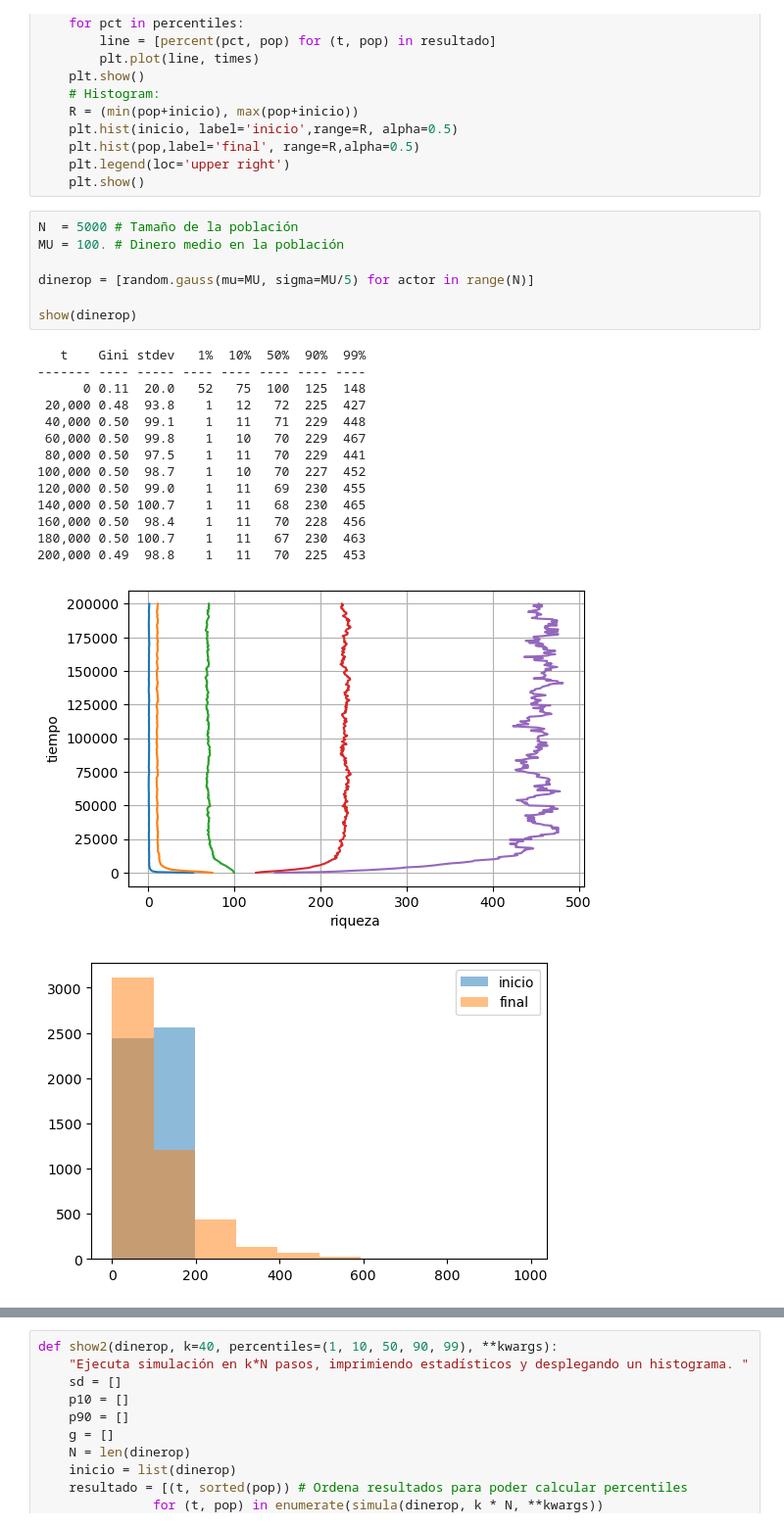
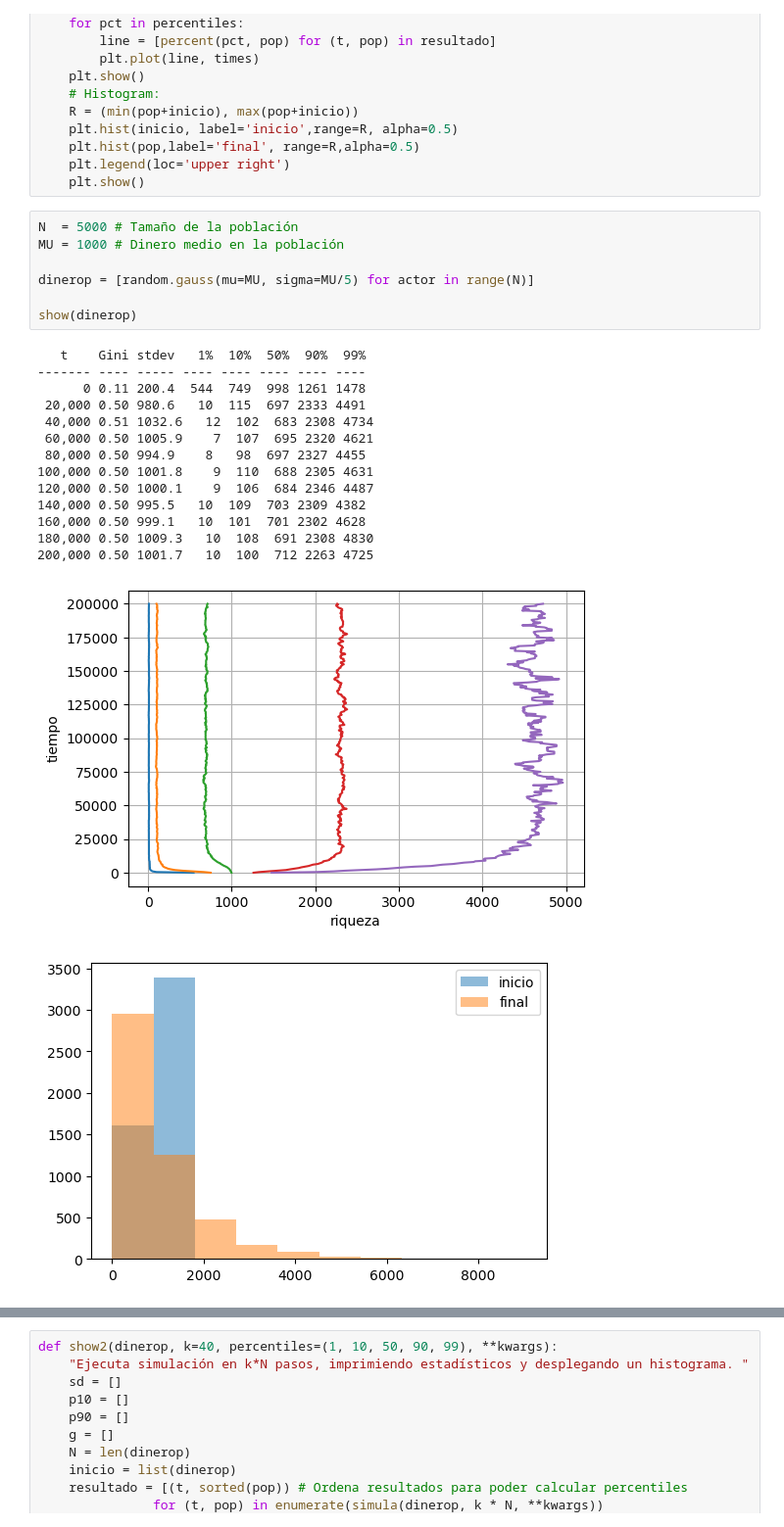
Before and after one commit to SLaraB/Simulaci-n-II-2022, a Jupyter notebook: ProyectoUnidad1.ipynb, the cells around one changed output, grey strips where cells are left out. Shown: that part at 98% size. Cells and saved outputs as stored; diff of their text form.

```diff
--- a/ProyectoUnidad1.ipynb
+++ b/ProyectoUnidad1.ipynb
@@ -176,24 +176,24 @@ def show(dinerop, k=40, percentiles=(1, 10, 50, 90, 99), **kwargs):
     plt.show()
 # %%
 N  = 5000 # Tamaño de la población
-MU = 100. # Dinero medio en la población
+MU = 1000 # Dinero medio en la población
 
 dinerop = [random.gauss(mu=MU, sigma=MU/5) for actor in range(N)]
 
 show(dinerop)
 # %% [output]
    t    Gini stdev   1%  10%  50%  90%  99%
 ------- ---- ----- ---- ---- ---- ---- ----
-      0 0.11  20.0   52   75  100  125  148
- 20,000 0.48  93.8    1   12   72  225  427
- 40,000 0.50  99.1    1   11   71  229  448
- 60,000 0.50  99.8    1   10   70  229  467
- 80,000 0.50  97.5    1   11   70  229  441
-100,000 0.50  98.7    1   10   70  227  452
-120,000 0.50  99.0    1   11   69  230  455
-140,000 0.50 100.7    1   11   68  230  465
-160,000 0.50  98.4    1   11   70  228  456
-180,000 0.50 100.7    1   11   67  230  463
-200,000 0.49  98.8    1   11   70  225  453
+      0 0.11 200.4  544  749  998 1261 1478
+ 20,000 0.50 980.6   10  115  697 2333 4491
+ 40,000 0.51 1032.6   12  102  683 2308 4734
+ 60,000 0.50 1005.9    7  107  695 2320 4621
+ 80,000 0.50 994.9    8   98  697 2327 4455
+100,000 0.50 1001.8    9  110  688 2305 4631
+120,000 0.50 1000.1    9  106  684 2346 4487
+140,000 0.50 995.5   10  109  703 2309 4382
+160,000 0.50 999.1   10  101  701 2302 4628
+180,000 0.50 1009.3   10  108  691 2308 4830
+200,000 0.50 1001.7   10  100  712 2263 4725
-[figure, old version]
+[figure, new version]
-[figure, old version]
+[figure, new version]
```
Also changed, not shown: parts of 27 cells of this notebook.
